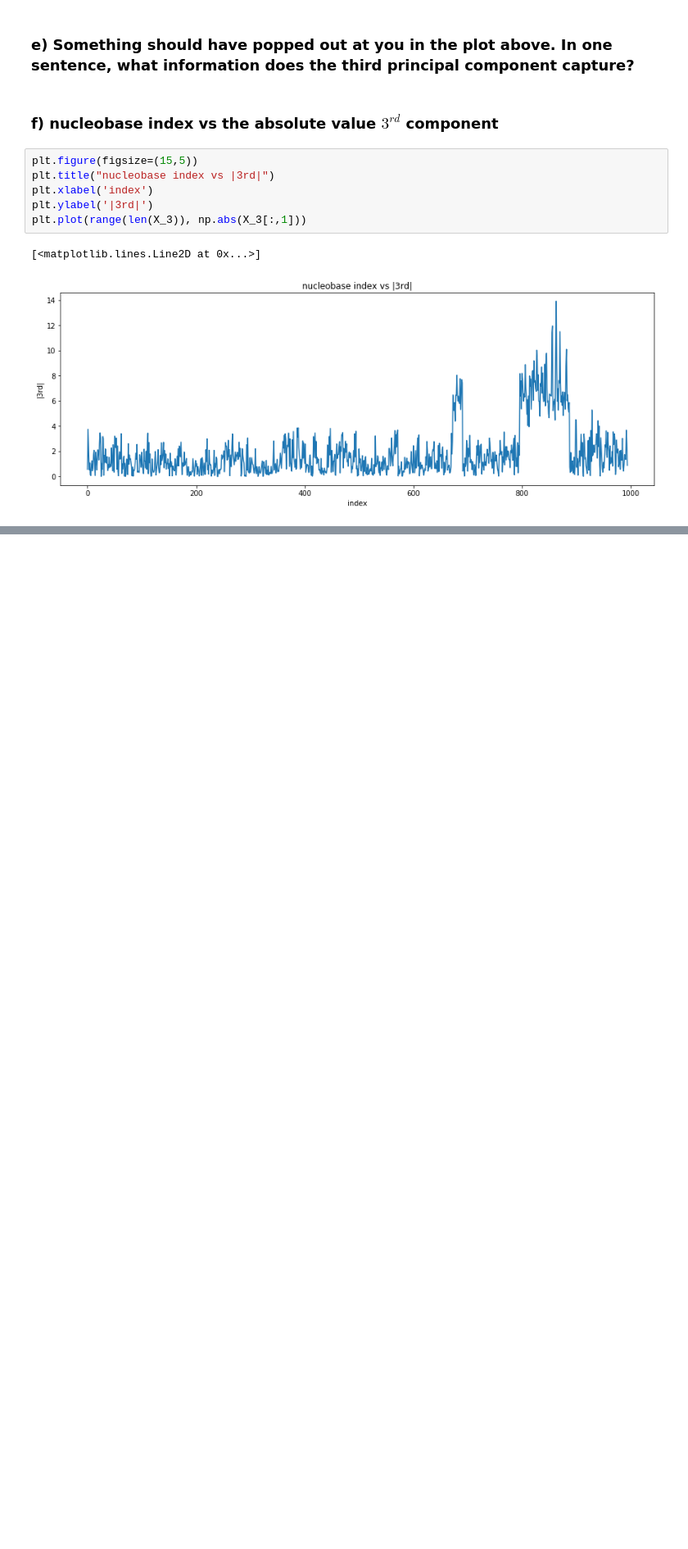
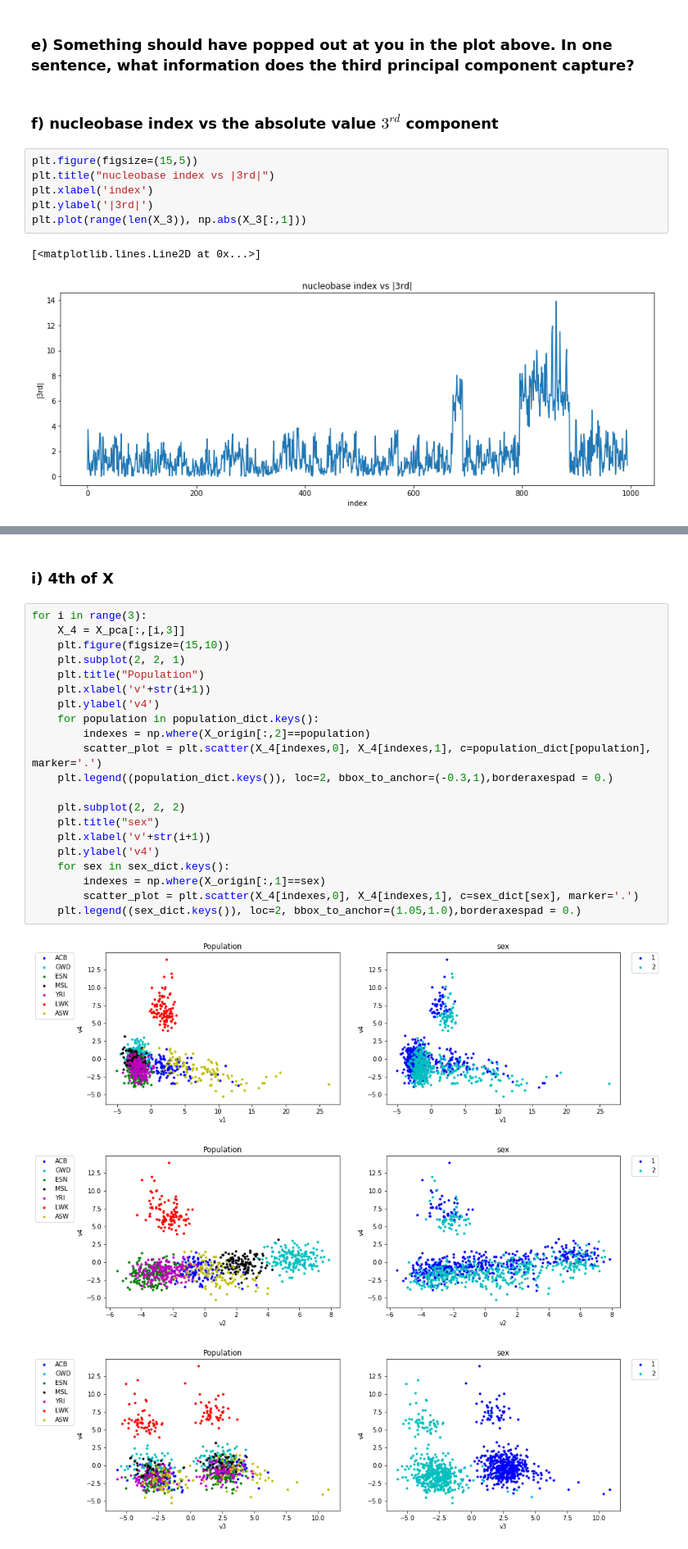
Before and after one commit to Skyraker2016/CS168, a Jupyter notebook: miniproject4/miniproject4.ipynb, the cells around one changed output, grey strips where cells are left out. Shown at 82% size. Drawn from its saved outputs; the diff is of its cells as text; blank space fills up the shorter version.

```diff
--- a/miniproject4/miniproject4.ipynb
+++ b/miniproject4/miniproject4.ipynb
@@ -128,0 +171,27 @@ plt.plot(range(len(X_3)), np.abs(X_3[:,1]))
+# %% [markdown]
+### i) 4th of X
+# %%
+for i in range(3):
+    X_4 = X_pca[:,[i,3]]
+    plt.figure(figsize=(15,10))
+    plt.subplot(2, 2, 1)
+    plt.title("Population")
+    plt.xlabel('v'+str(i+1))
+    plt.ylabel('v4')
+    for population in population_dict.keys():
+        indexes = np.where(X_origin[:,2]==population)
+        scatter_plot = plt.scatter(X_4[indexes,0], X_4[indexes,1], c=population_dict[population], marker='.')
+    plt.legend((population_dict.keys()), loc=2, bbox_to_anchor=(-0.3,1),borderaxespad = 0.)
+
+    plt.subplot(2, 2, 2)
+    plt.title("sex")
+    plt.xlabel('v'+str(i+1))
+    plt.ylabel('v4')
+    for sex in sex_dict.keys():
+        indexes = np.where(X_origin[:,1]==sex)
+        scatter_plot = plt.scatter(X_4[indexes,0], X_4[indexes,1], c=sex_dict[sex], marker='.')
+    plt.legend((sex_dict.keys()), loc=2, bbox_to_anchor=(1.05,1.0),borderaxespad = 0.)
+# %% [output]
+[figure, added]
+[figure, added]
+[figure, added]
```
Also changed, not shown: parts of 12 cells of this notebook.
